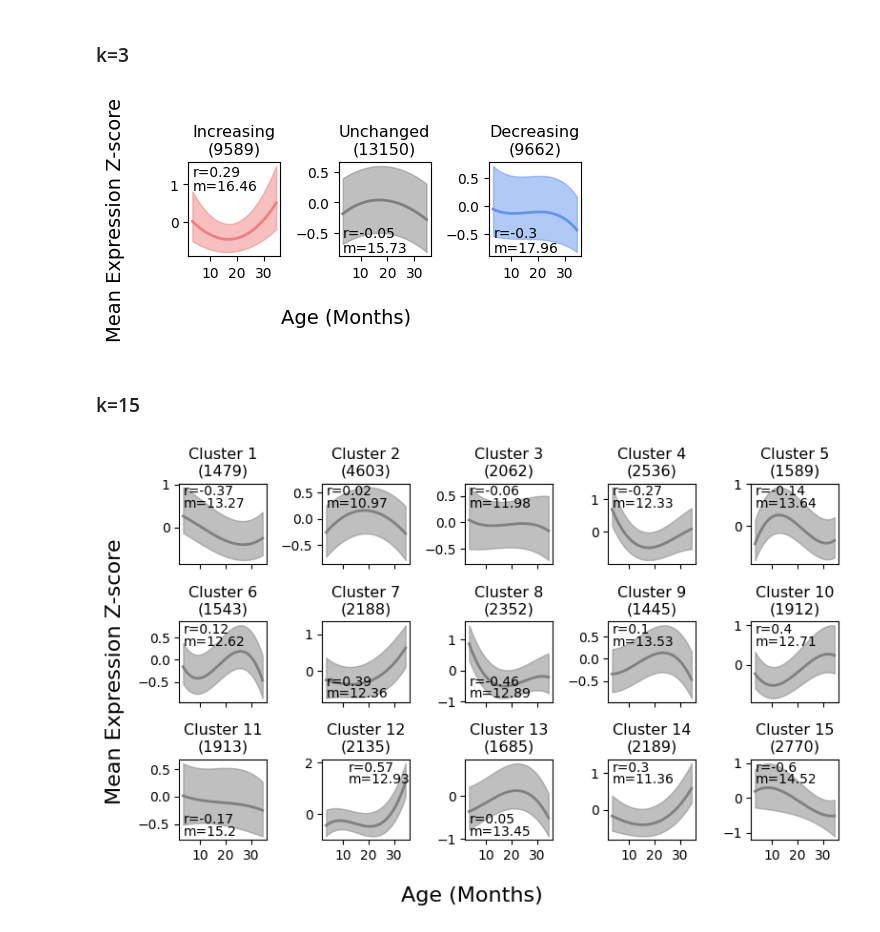
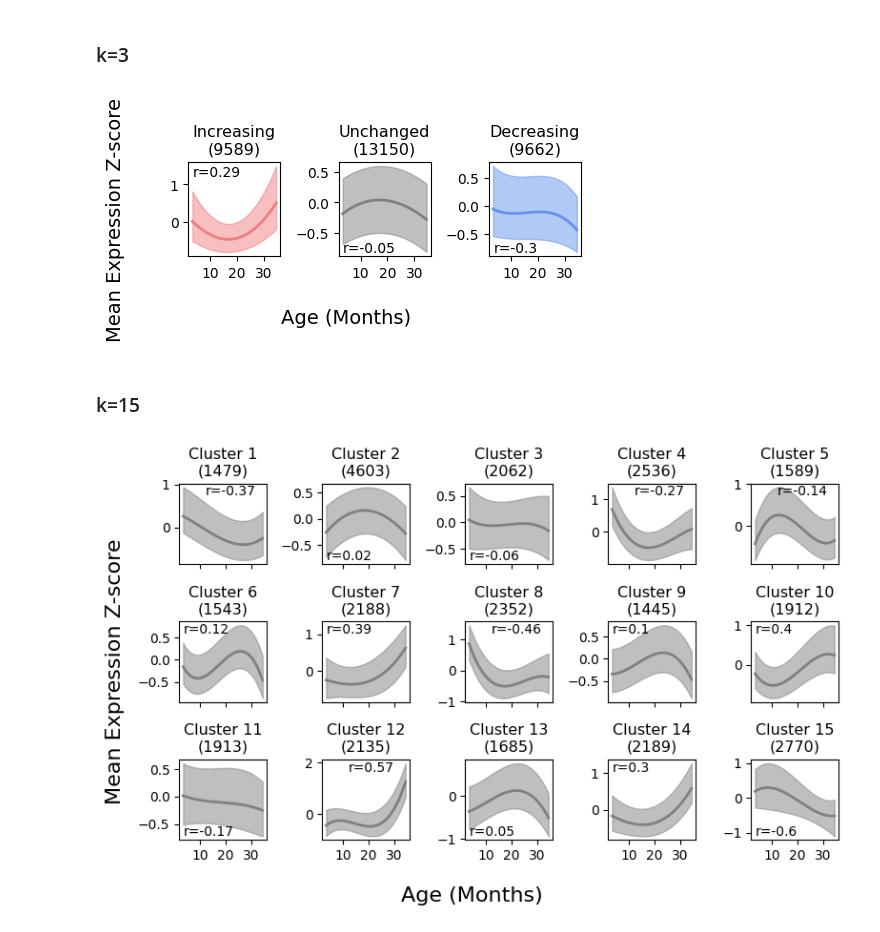
Before and after one commit to sunericd/spatial_aging_clocks, a Jupyter notebook: 2D_gene_trajectory_analysis.ipynb, the cells around one changed output. Drawn from its saved outputs; the diff is of its cells as text; code cells hidden in the pictures.

```diff
--- a/2D_gene_trajectory_analysis.ipynb
+++ b/2D_gene_trajectory_analysis.ipynb
@@ -46,6 +46,7 @@ from scipy.signal import savgol_filter
 ## Compute mean vectors for celltype x region by age
 # %%
 adata = sc.read_h5ad("data/integrated_aging_coronal_celltyped_regioned_raw.h5ad")
+adata = adata[(adata.obs.clusters!="1")&(adata.obs.mouse_id!="89")&(adata.obs.mouse_id!="67")].copy()
 # %%
 sc.pp.normalize_total(adata) # normalize for each cell
 # %%
@@ -525,10 +532,10 @@ group_names_detailed = [f"{group_names[ii]}\n({np.sum(kmeans.labels_==labels[ii]
 nrows = 1
 ncols = 3
 
-pos_dict = {"br": (0.3, 0.2, 0.05),
-            "bl": (0.05, 0.2, 0.05),
-            "tr": (0.3, 0.85, 0.7),
-            "tl": (0.05, 0.85, 0.7)}
+pos_dict = {"br": (0.3, 0.05),
+            "bl": (0.05, 0.05),
+            "tr": (0.3, 0.85),
+            "tl": (0.05, 0.85)}
 
 corner_for_annot = ["tl", "bl", "bl"]
 
@@ -566,13 +573,13 @@ for i in range(nrows):
 
         # annotate with stats
         r,p = pearsonr(ages, median_expn)
-        x, y1, y2 = pos_dict[corner_for_annot[j+i*ncols]]
+        x, y1 = pos_dict[corner_for_annot[j+i*ncols]]
         axs[j].text(x, y1, "r="+str(round(r,2)), transform=axs[j].transAxes,
             size=10)
 
-        msd = msd_list[lab]
-        axs[j].text(x, y2, "m="+str(round(msd,2)), transform=axs[j].transAxes,
-            size=10)
+#         msd = msd_list[lab]
+#         axs[j].text(x, y2, "m="+str(round(msd,2)), transform=axs[j].transAxes,
+#             size=10)
 
         # set title
         axs[j].set_title(group_names_detailed[counter], fontsize=11.5)
@@ -590,7 +597,7 @@ plt.tight_layout()
 plt.savefig("plots/gene_trajectory/paneled_mean_trajectories_k3_p5smoothed.pdf", bbox_inches='tight')
 plt.show()
 # %% [output]
-[figure, old version]
+[figure, new version]
 # %% [markdown]
 ### k=15
 # %%
@@ -604,18 +611,18 @@ age_expn_matrix = np.loadtxt("results/gene_trajectory/age_expn_matrixLOCF03.csv"
 with open("results/gene_trajectory/kmeansLOCF03_k15.pkl",'rb') as f:
     kmeans = pickle.load(f)
 # %%
-# kmeans mean square distance from centroid (per group)
+# # kmeans mean square distance from centroid (per group)
 
-msd_list = []
+# msd_list = []
 
-for i in range(len(np.unique(kmeans.labels_))):
+# for i in range(len(np.unique(kmeans.labels_))):
 
-    # centroid of cluster
-    centroid = kmeans.cluster_centers_[i]
+#     # centroid of cluster
+#     centroid = kmeans.cluster_centers_[i]
 
-    # compute mean square distance
-    msd = np.sum((age_expn_matrix[kmeans.labels_==i,:]-centroid)**2, axis=1)
-    msd_list.append(msd.mean())
+#     # compute mean square distance
+#     msd = np.sum((age_expn_matrix[kmeans.labels_==i,:]-centroid)**2, axis=1)
+#     msd_list.append(msd.mean())
 # %%
 # Cluster annotations
 colors = ['firebrick', 'lightcoral', 'tan',
@@ -635,14 +642,14 @@ group_names_detailed = [f"{group_names[ii]}\n({np.sum(kmeans.labels_==labels[ii]
 nrows = 3
 ncols = 5
 
-pos_dict = {"br": (0.3, 0.2, 0.05),
-            "bl": (0.05, 0.2, 0.05),
-            "tr": (0.3, 0.85, 0.7),
-            "tl": (0.05, 0.85, 0.7)}
+pos_dict = {"br": (0.3, 0.05),
+            "bl": (0.05, 0.05),
+            "tr": (0.3, 0.85),
+            "tl": (0.05, 0.85)}
 
-corner_for_annot = ["tl", "tl", "tl", "tl", "tl",
-                    "tl", "bl", "bl", "tl", "tl",
-                    "bl", "tr", "bl", "tl", "tl",]
+corner_for_annot = ["tr", "bl", "bl", "tr", "tr",
+                    "tl", "tl", "tr", "tl", "tl",
+                    "bl", "tr", "bl", "tl", "bl",]
 
 fig, axs = plt.subplots(nrows, ncols, figsize=(8,5), sharex=True, sharey=False)
 
@@ -671,35 +678,35 @@ for i in range(nrows):
 
         smoother = BSpline(*splrep(ages, spread_expn_lower, s=len(ages)))
         spread_expn_lower_smooth= smoother(ages_fine)
 
         # plot mean and spread
         axs[i,j].plot(ages_fine, median_expn_smooth, color='grey', linewidth=2)
         axs[i,j].fill_between(ages_fine, spread_expn_lower_smooth, spread_expn_upper_smooth, color='grey', alpha=0.5)
 
         # annotate with stats
         r,p = pearsonr(ages, median_expn)
-        x, y1, y2 = pos_dict[corner_for_annot[j+i*ncols]]
+        x, y1 = pos_dict[corner_for_annot[j+i*ncols]]
         axs[i,j].text(x, y1, "r="+str(round(r,2)), transform=axs[i,j].transAxes,
             size=10)
 
-        msd = msd_list[lab]
-        axs[i,j].text(x, y2, "m="+str(round(msd,2)), transform=axs[i,j].transAxes,
-            size=10)
+#         msd = msd_list[lab]
+#         axs[i,j].text(x, y2, "m="+str(round(msd,2)), transform=axs[i,j].transAxes,
+#             size=10)
 
         # set title
         axs[i,j].set_title(group_names_detailed[counter], fontsize=11.5)
 
         counter += 1
 
 for a in axs.flatten():
     a.tick_params(axis='both', which='major', labelsize=10)
     a.tick_params(axis='both', which='minor', labelsize=10)
 
 # make figure
 fig.supxlabel("Age (Months)", fontsize=16)
 fig.supylabel("Mean Expression Z-score", fontsize=16)
 plt.tight_layout()
 plt.savefig("plots/gene_trajectory/paneled_mean_trajectories_k15_p5smoothed.pdf", bbox_inches='tight')
 plt.show()
 # %% [output]
-[figure, old version]
+[figure, new version]
```
Also changed, not shown: parts of 3 cells of this notebook.
